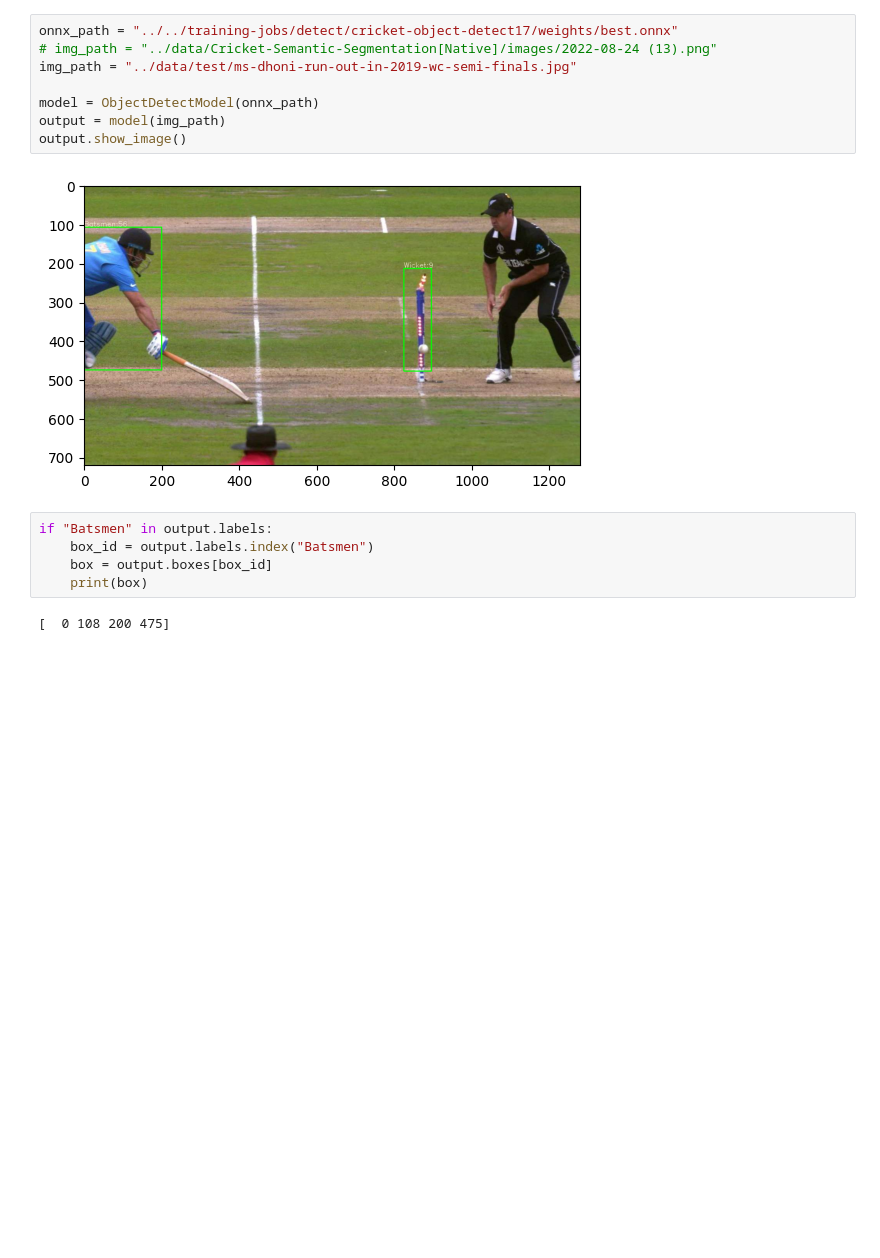
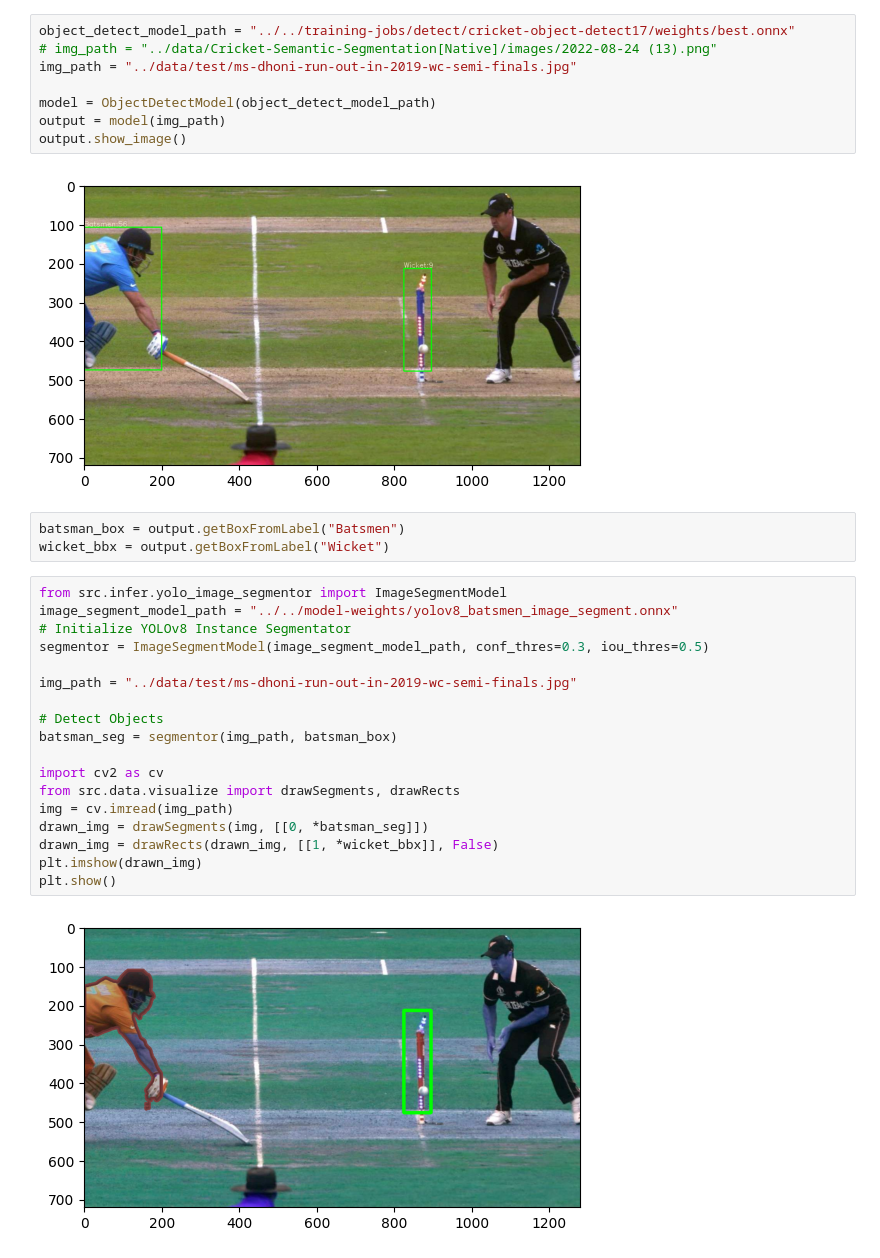
Before and after one commit to OsuraSenitha/third-umpire-decision-automation, a Jupyter notebook: backend/experiments/sandboxes/pipeline.ipynb, the cells around one changed output. Saved outputs shown, nothing was run; the diff lists cells and outputs as text; blank space fills up the shorter version.

```diff
--- a/backend/experiments/sandboxes/pipeline.ipynb
+++ b/backend/experiments/sandboxes/pipeline.ipynb
@@ -9,17 +9,33 @@ from src.infer.object_detect import ObjectDetectModel
 # %%
-onnx_path = "../../training-jobs/detect/cricket-object-detect17/weights/best.onnx"
+object_detect_model_path = "../../training-jobs/detect/cricket-object-detect17/weights/best.onnx"
 # img_path = "../data/Cricket-Semantic-Segmentation[Native]/images/2022-08-24 (13).png"
 img_path = "../data/test/ms-dhoni-run-out-in-2019-wc-semi-finals.jpg"
 
-model = ObjectDetectModel(onnx_path)
+model = ObjectDetectModel(object_detect_model_path)
 output = model(img_path)
 output.show_image()
 # %% [output]
 [figure]
-# %%
-if "Batsmen" in output.labels:
-    box_id = output.labels.index("Batsmen")
-    box = output.boxes[box_id]
-    print(box)
-# %% [output]
-[  0 108 200 475]
+# %%
+batsman_box = output.getBoxFromLabel("Batsmen")
+wicket_bbx = output.getBoxFromLabel("Wicket")
+# %%
+from src.infer.yolo_image_segmentor import ImageSegmentModel
+image_segment_model_path = "../../model-weights/yolov8_batsmen_image_segment.onnx"
+# Initialize YOLOv8 Instance Segmentator
+segmentor = ImageSegmentModel(image_segment_model_path, conf_thres=0.3, iou_thres=0.5)
+
+img_path = "../data/test/ms-dhoni-run-out-in-2019-wc-semi-finals.jpg"
+
+# Detect Objects
+batsman_seg = segmentor(img_path, batsman_box)
+
+import cv2 as cv
+from src.data.visualize import drawSegments, drawRects
+img = cv.imread(img_path)
+drawn_img = drawSegments(img, [[0, *batsman_seg]])
+drawn_img = drawRects(drawn_img, [[1, *wicket_bbx]], False)
+plt.imshow(drawn_img)
+plt.show()
+# %% [output]
+[figure, added]
```
Also changed, not shown: parts of 3 cells of this notebook, 19 other files.
